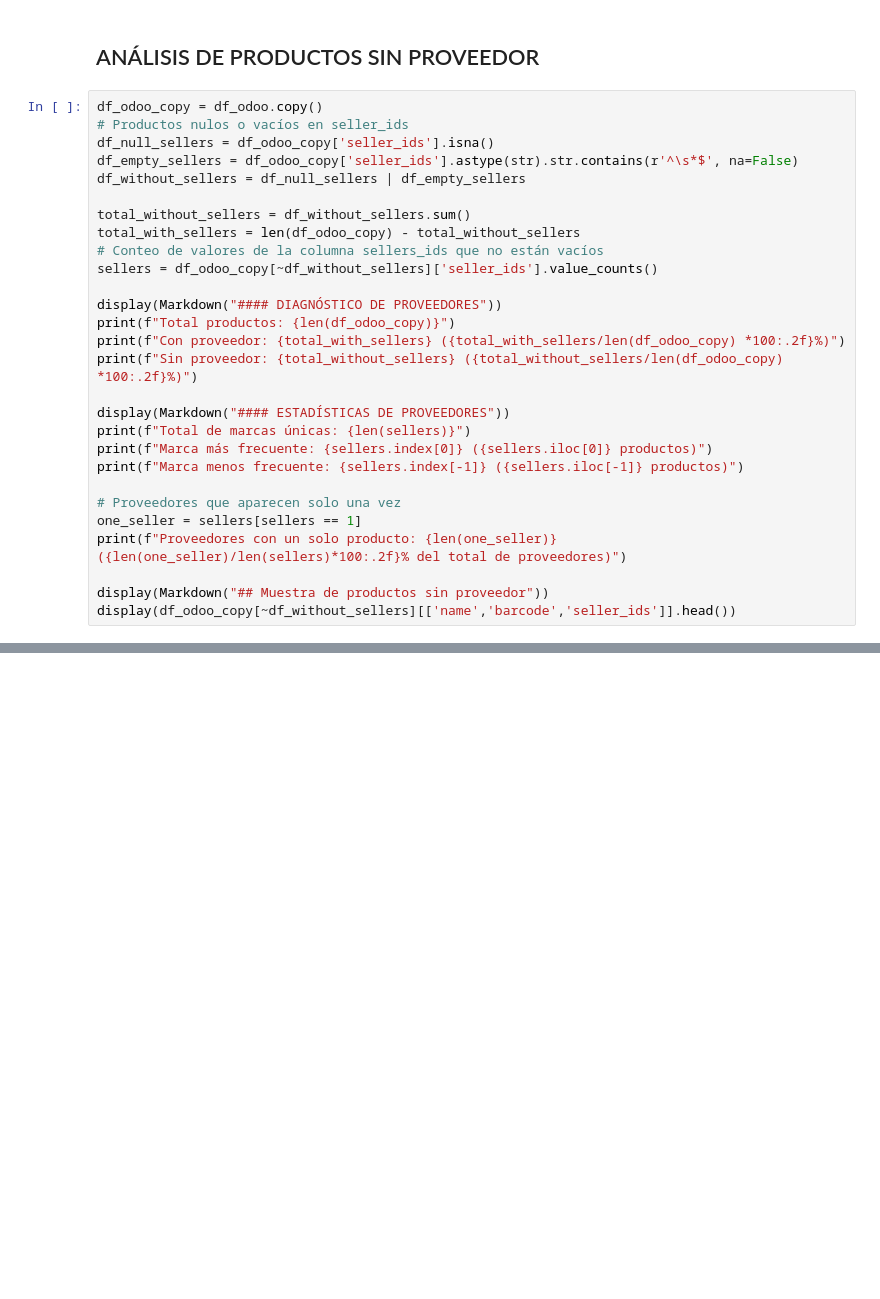
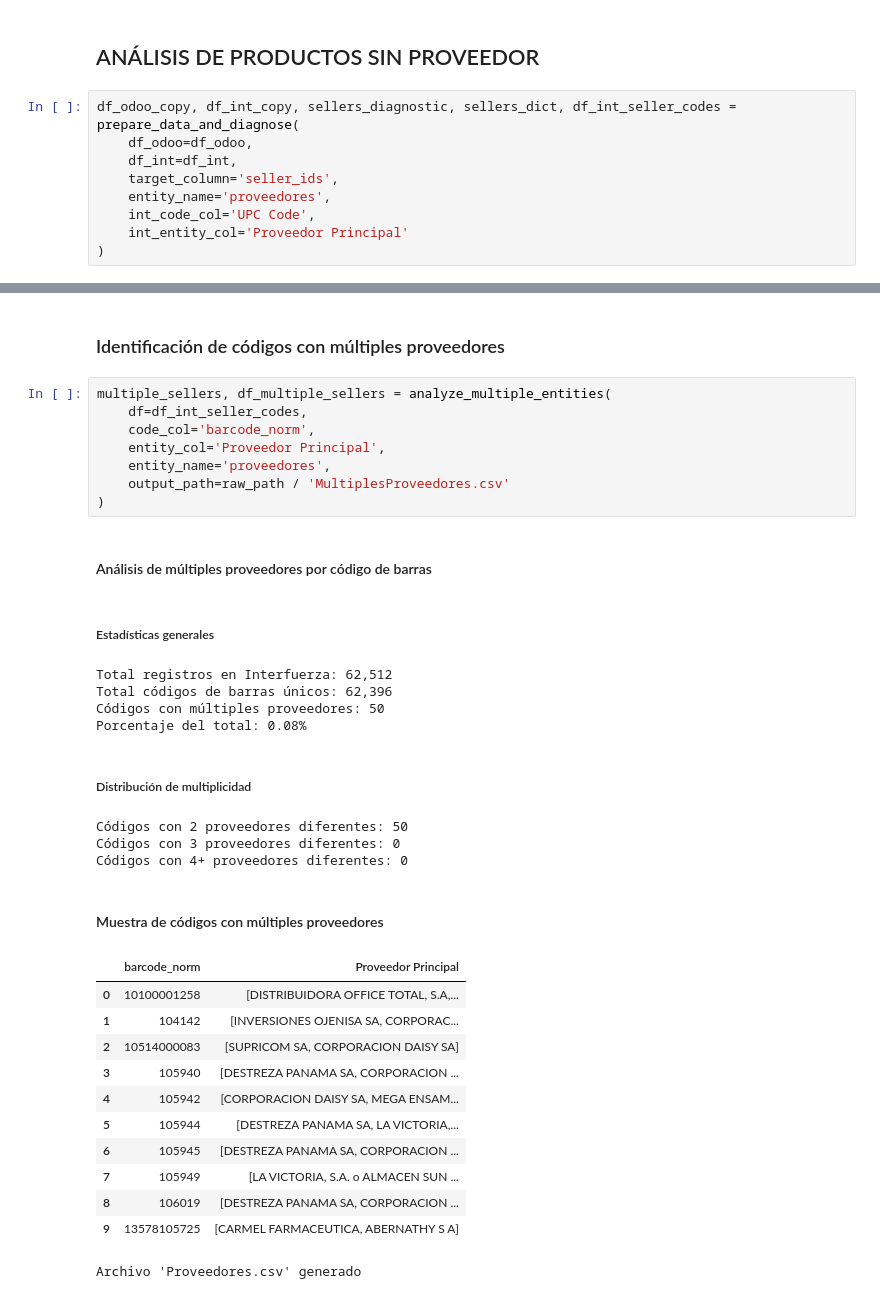
Before and after one commit to JahirCDev/ProjectStandardization, a Jupyter notebook: notebooks/OdooVendors.ipynb, the cells around one changed output, grey strips where cells are left out. Drawn from its saved outputs; the diff is of its cells as text; blank space fills up the shorter version.

```diff
--- a/notebooks/OdooVendors.ipynb
+++ b/notebooks/OdooVendors.ipynb
@@ -52,31 +51,12 @@ df_int.head(5)
 # %% [markdown]
 ## ANÁLISIS DE PRODUCTOS SIN PROVEEDOR
 # %%
-df_odoo_copy = df_odoo.copy()
-# Productos nulos o vacíos en seller_ids
-df_null_sellers = df_odoo_copy['seller_ids'].isna()
-df_empty_sellers = df_odoo_copy['seller_ids'].astype(str).str.contains(r'^\s*$', na=False)
-df_without_sellers = df_null_sellers | df_empty_sellers
-
-total_without_sellers = df_without_sellers.sum()
-total_with_sellers = len(df_odoo_copy) - total_without_sellers
-# Conteo de valores de la columna sellers_ids que no están vacíos
-sellers = df_odoo_copy[~df_without_sellers]['seller_ids'].value_counts()
-
-display(Markdown("#### DIAGNÓSTICO DE PROVEEDORES"))
-print(f"Total productos: {len(df_odoo_copy)}")
-print(f"Con proveedor: {total_with_sellers} ({total_with_sellers/len(df_odoo_copy) *100:.2f}%)")
-print(f"Sin proveedor: {total_without_sellers} ({total_without_sellers/len(df_odoo_copy) *100:.2f}%)")
-
-display(Markdown("#### ESTADÍSTICAS DE PROVEEDORES"))
-print(f"Total de marcas únicas: {len(sellers)}")
-print(f"Marca más frecuente: {sellers.index[0]} ({sellers.iloc[0]} productos)")
-print(f"Marca menos frecuente: {sellers.index[-1]} ({sellers.iloc[-1]} productos)")
-
-# Proveedores que aparecen solo una vez
-one_seller = sellers[sellers == 1]
-print(f"Proveedores con un solo producto: {len(one_seller)} ({len(one_seller)/len(sellers)*100:.2f}% del total de proveedores)")
-
-display(Markdown("## Muestra de productos sin proveedor"))
-display(df_odoo_copy[~df_without_sellers][['name','barcode','seller_ids']].head())
+df_odoo_copy, df_int_copy, sellers_diagnostic, sellers_dict, df_int_seller_codes = prepare_data_and_diagnose(
+    df_odoo=df_odoo,
+    df_int=df_int,
+    target_column='seller_ids',
+    entity_name='proveedores',
+    int_code_col='UPC Code',
+    int_entity_col='Proveedor Principal'
+)
 # %% [output]
@@ -98,0 +83,36 @@ Proveedores con un solo producto: 47 (21.17% del total de proveedores)
+# %% [markdown]
+### Identificación de códigos con múltiples proveedores
+# %%
+multiple_sellers, df_multiple_sellers = analyze_multiple_entities(
+    df=df_int_seller_codes,
+    code_col='barcode_norm',
+    entity_col='Proveedor Principal',
+    entity_name='proveedores',
+    output_path=raw_path / 'MultiplesProveedores.csv'
+)
+# %% [output]
+#### Análisis de múltiples proveedores por código de barras
+
+ ##### Estadísticas generales
+Total registros en Interfuerza: 62,512
+Total códigos de barras únicos: 62,396
+Códigos con múltiples proveedores: 50
+Porcentaje del total: 0.08%
+
+ ##### Distribución de multiplicidad
+Códigos con 2 proveedores diferentes: 50
+Códigos con 3 proveedores diferentes: 0
+Códigos con 4+ proveedores diferentes: 0
+#### Muestra de códigos con múltiples proveedores
+|  | barcode_norm | Proveedor Principal |
+| 0 | 10100001258 | [DISTRIBUIDORA OFFICE TOTAL, S.A,... |
+| 1 | 104142 | [INVERSIONES OJENISA SA, CORPORAC... |
+| 2 | 10514000083 | [SUPRICOM SA, CORPORACION DAISY SA] |
+| 3 | 105940 | [DESTREZA PANAMA SA, CORPORACION ... |
+| 4 | 105942 | [CORPORACION DAISY SA, MEGA ENSAM... |
+| 5 | 105944 | [DESTREZA PANAMA SA, LA VICTORIA,... |
+| 6 | 105945 | [DESTREZA PANAMA SA, CORPORACION ... |
+| 7 | 105949 | [LA VICTORIA, S.A. o ALMACEN SUN ... |
+| 8 | 106019 | [DESTREZA PANAMA SA, CORPORACION ... |
+| 9 | 13578105725 | [CARMEL FARMACEUTICA, ABERNATHY S A] |
+Archivo 'Proveedores.csv' generado
```
Also changed, not shown: parts of 9 cells of this notebook.
